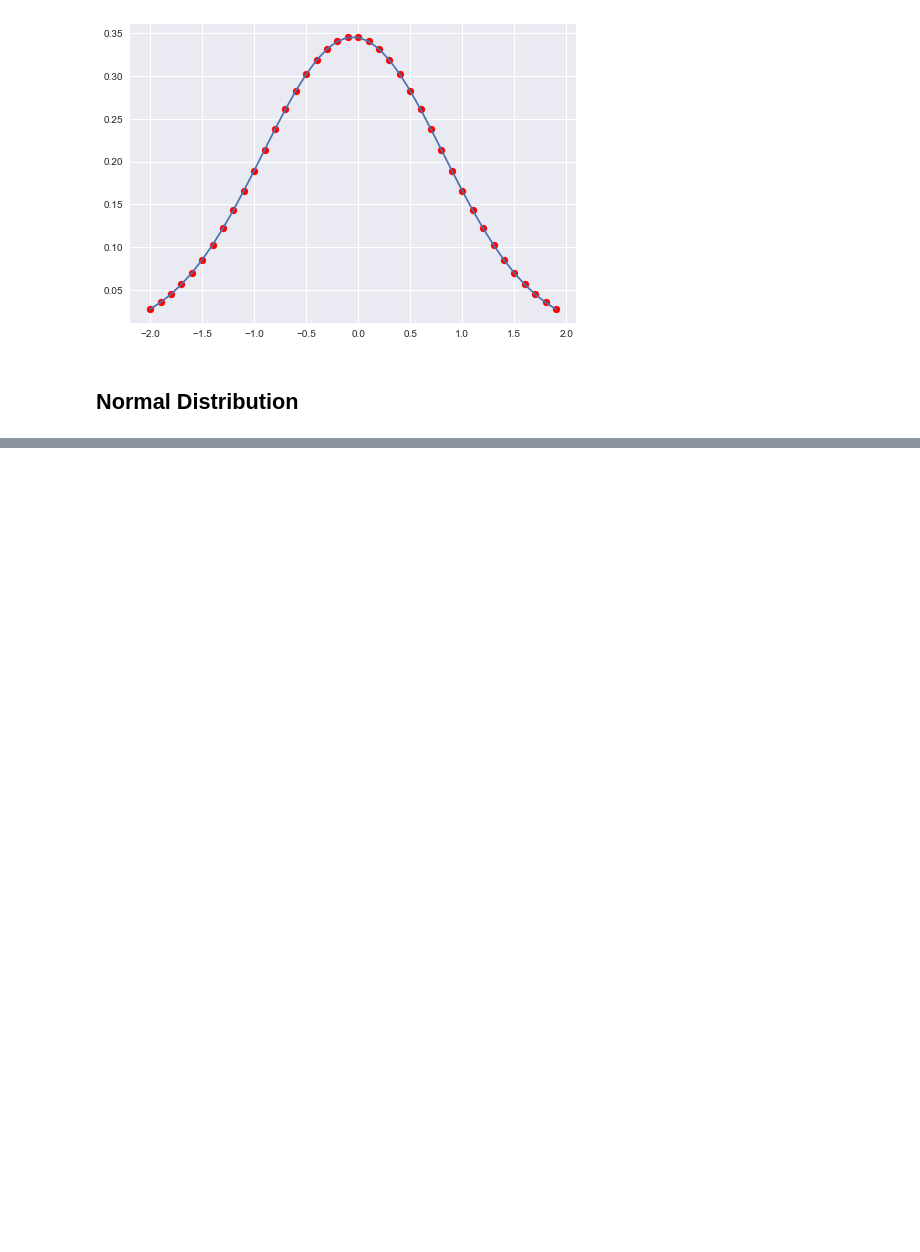
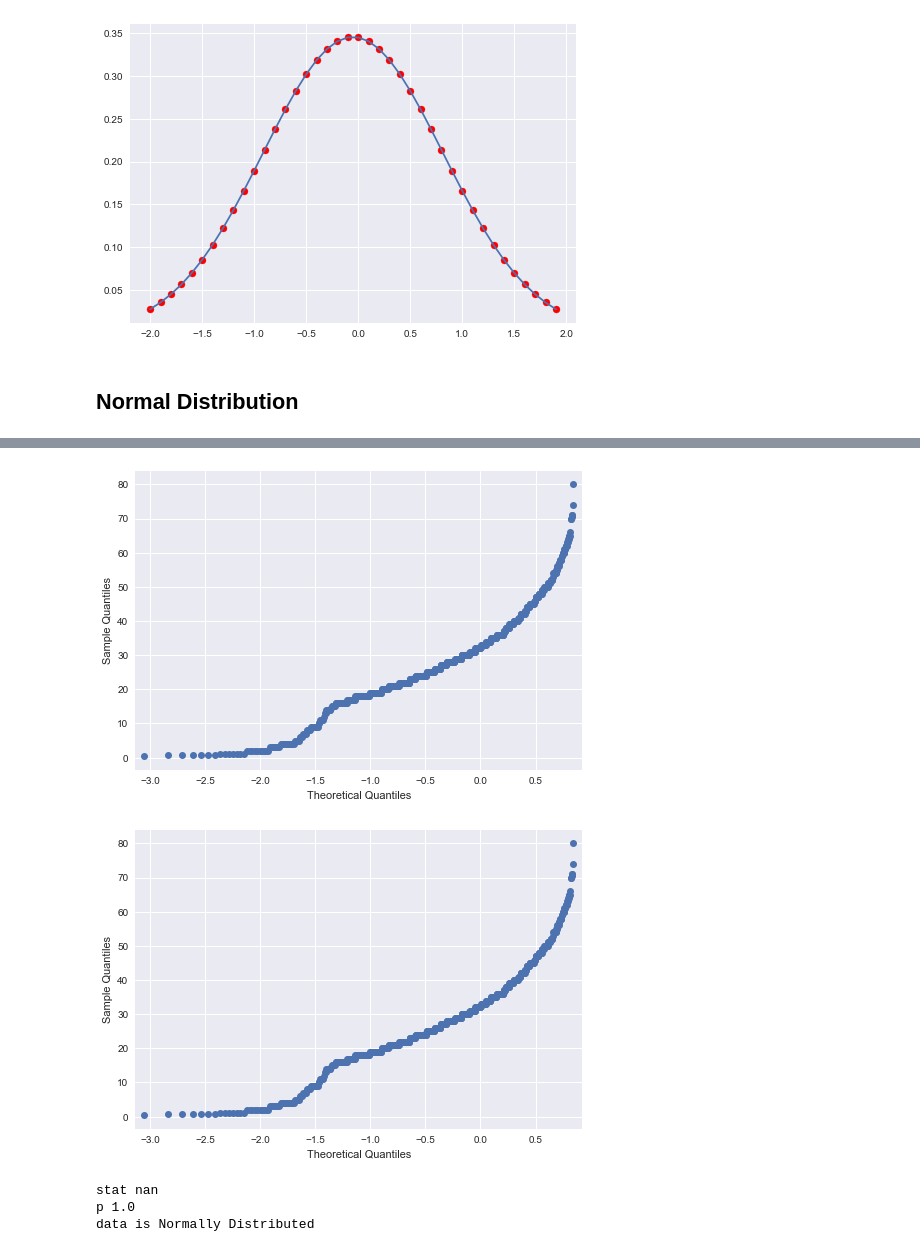
Before and after one commit to asadTariq666/Machine_Learning, a Jupyter notebook: Lectures/day13 - Normality Tests.ipynb, the cells around one changed output, grey strips where cells are left out. Saved outputs shown, nothing was run; the diff lists cells and outputs as text; code cells hidden in the pictures; blank space fills up the shorter version.

```diff
--- a/Lectures/day13 - Normality Tests.ipynb
+++ b/Lectures/day13 - Normality Tests.ipynb
@@ -47,0 +83,7 @@ plt.scatter(x,y,marker='o',color='red')
+# %%
+## qq plot - straightline represesnts linear line
+from statsmodels.graphics.gofplots import qqplot
+qqplot(boat['age'])
+# %% [output]
+[figure, added]
+[figure, added]
@@ -47,0 +92,13 @@ plt.scatter(x,y,marker='o',color='red')
+# %%
+from scipy.stats import shapiro
+stat,p = shapiro(boat['age'])
+print('stat', stat)
+print('p', p)
+if p>0.05:
+    print('data is Normally Distributed')
+else:
+        print('data is not Normally Distributed')
+# %% [output]
+stat nan
+p 1.0
+data is Normally Distributed
```
Also changed, not shown: parts of 5 cells of this notebook.
